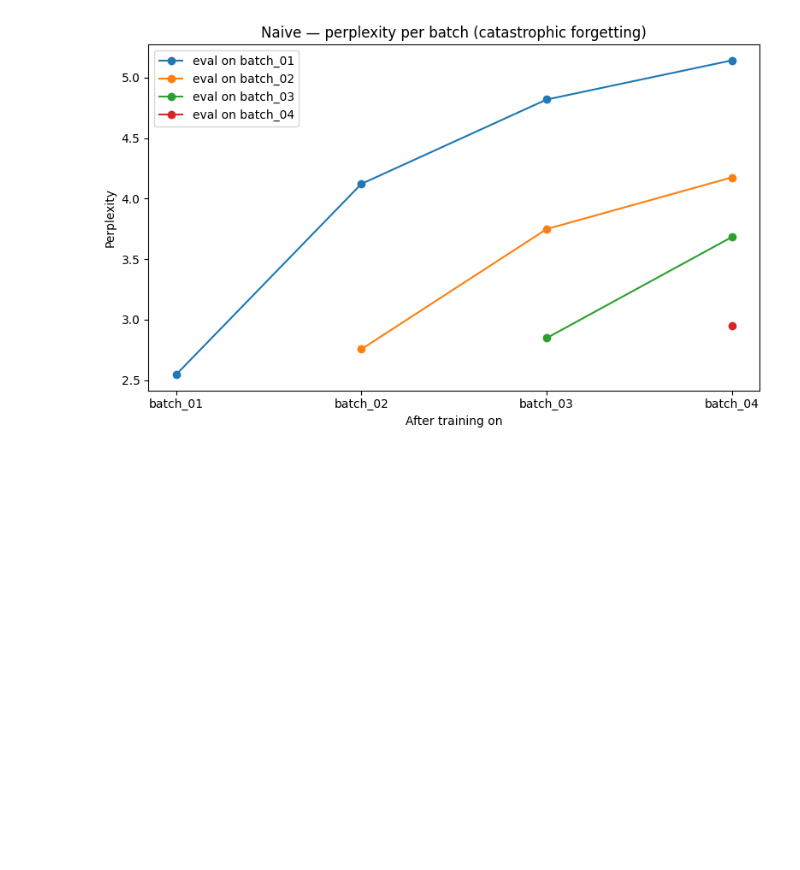
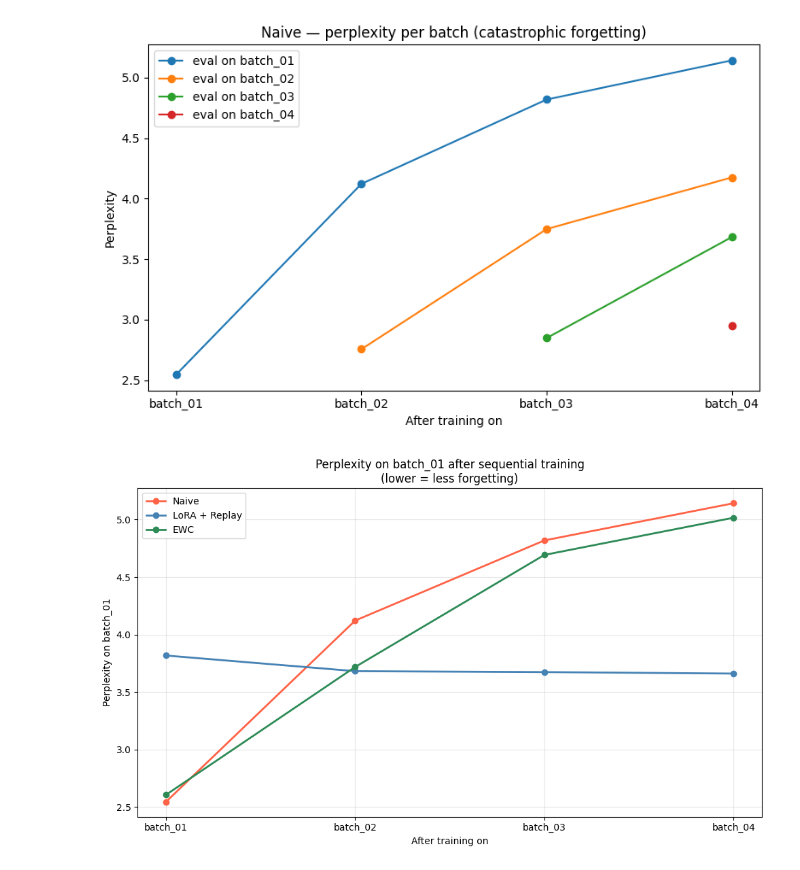
Before and after one commit to BennyBobby/ft_slm, a Jupyter notebook: notebooks/explore_data.ipynb, the cells around one changed output. Cells and saved outputs as stored; diff of their text form; code cells hidden in the pictures; blank space fills up the shorter version.

Commit message:
feat: add EWC strategy, comparative visualization and project documentation

```diff
--- a/notebooks/explore_data.ipynb
+++ b/notebooks/explore_data.ipynb
@@ -118,3 +118,42 @@ plt.tight_layout()
 plt.show()
 # %% [output]
 [figure]
+# %%
+import json
+import matplotlib.pyplot as plt
+
+strategies = {
+    "Naive": "../results/naive_results.json",
+    "LoRA + Replay": "../results/lora_replay_results.json",
+    "EWC": "../results/ewc_results.json",
+}
+
+colors = {"Naive": "tomato", "LoRA + Replay": "steelblue", "EWC": "seagreen"}
+
+fig, ax = plt.subplots(figsize=(10, 6))
+
+for strategy_name, path in strategies.items():
+    with open(path) as f:
+        results = json.load(f)
+
+    train_batches = list(results.keys())
+    perplexities = [results[b].get("batch_01") for b in train_batches]
+
+    ax.plot(
+        train_batches,
+        perplexities,
+        marker="o",
+        label=strategy_name,
+        color=colors[strategy_name],
+        linewidth=2,
+    )
+
+ax.set_title("Perplexity on batch_01 after sequential training\n(lower = less forgetting)")
+ax.set_xlabel("After training on")
+ax.set_ylabel("Perplexity on batch_01")
+ax.legend()
+ax.grid(alpha=0.3)
+plt.tight_layout()
+plt.show()
+# %% [output]
+[figure, added]
```
Also changed, not shown: parts of 2 cells of this notebook, 3 other files.
